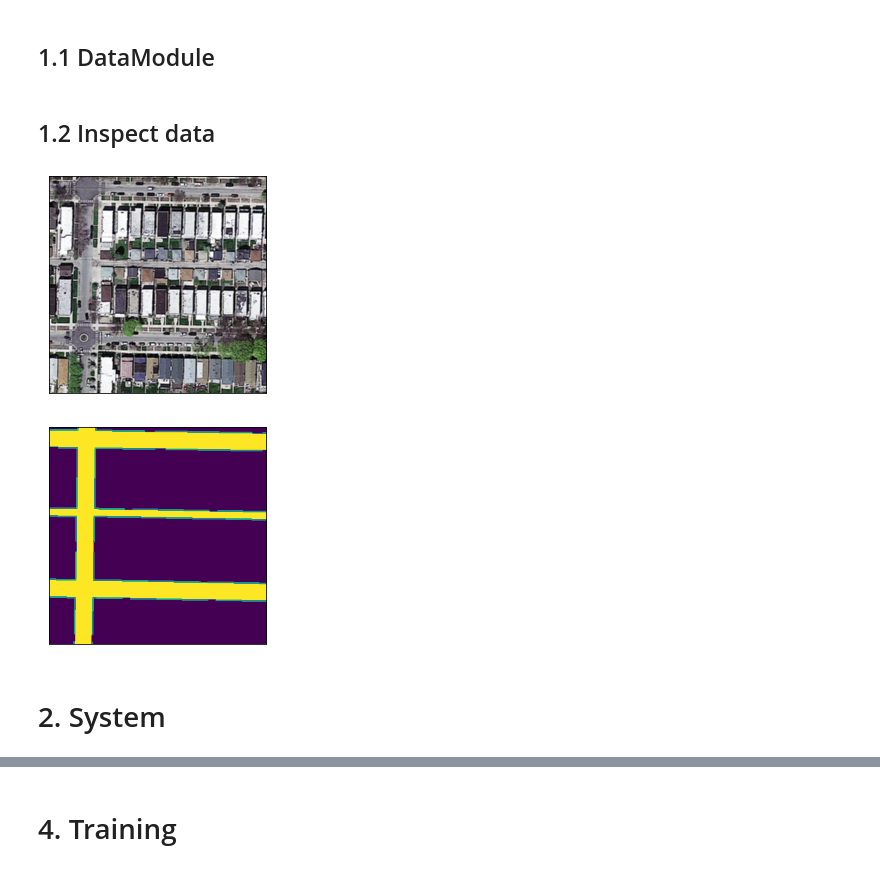
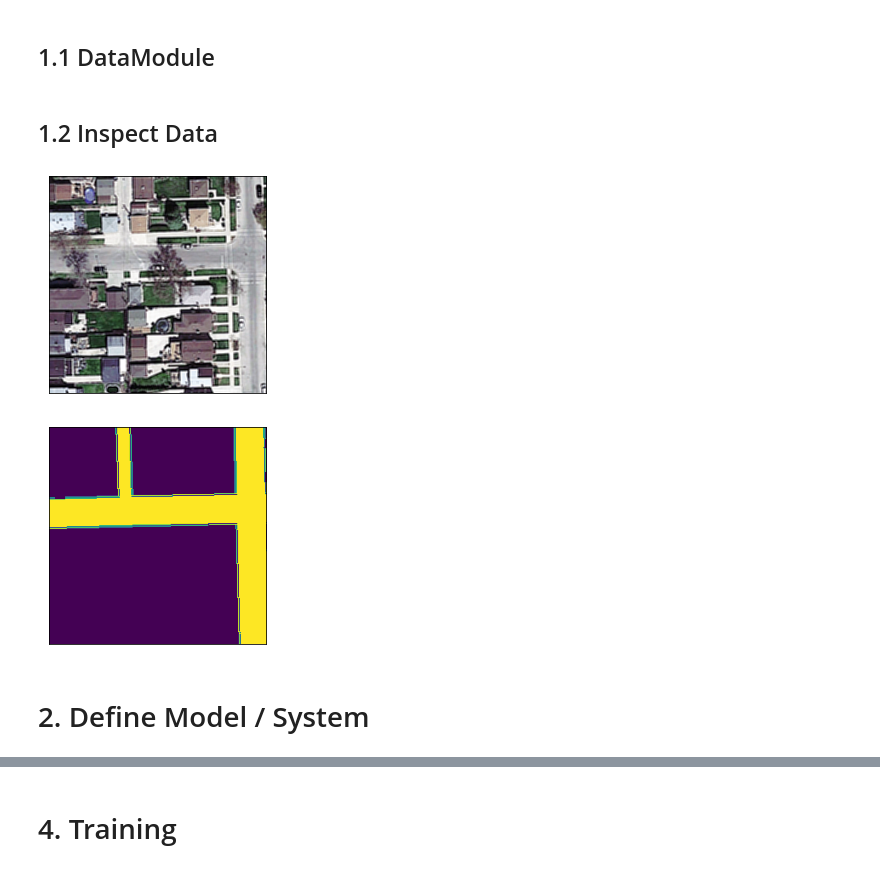
Before and after one commit to ehratjon/cil_2021, a Jupyter notebook: lightning.ipynb, the cells around one changed output, grey strips where cells are left out. Drawn from its saved outputs; the diff is of its cells as text; code cells hidden in the pictures.

```diff
--- a/lightning.ipynb
+++ b/lightning.ipynb
@@ -169,7 +31,7 @@ road_data.setup()
 # %%
-X, y = next(iter(road_data.train_dataloader()))
+X, y = next(iter(road_data.val_dataloader()))
 # %% [markdown]
-## 1.2 Inspect data
+## 1.2 Inspect Data
 # %%
 def show_image(imgs):
     if not isinstance(imgs, list):
@@ -181,10 +43,10 @@ def show_image(imgs):
         axs[0, i].imshow(np.asarray(img))
         axs[0, i].set(xticklabels=[], yticklabels=[], xticks=[], yticks=[])
 # %%
-show_image(X[2])
+show_image(X[0])
 # %% [output]
-[figure, old version]
+[figure, new version]
 # %%
-show_image(y[2])
+show_image(y[0])
 # %% [output]
-[figure, old version]
+[figure, new version]
@@ -214,2 +53,2 @@ class DiceLoss(nn.Module):
 # %% [markdown]
-# 2. System
+# 2. Define Model / System
```
Also changed, not shown: parts of 30 cells of this notebook.
